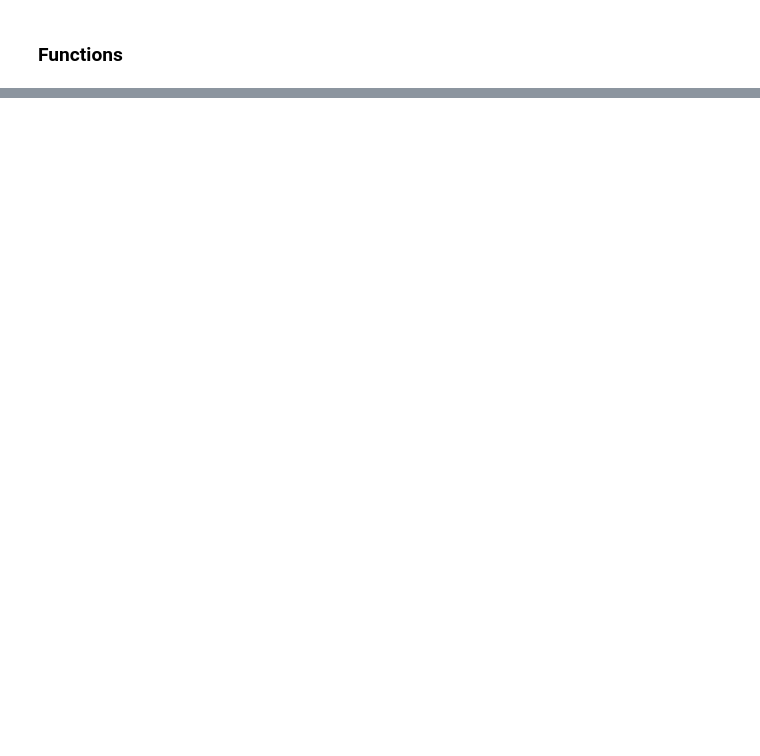
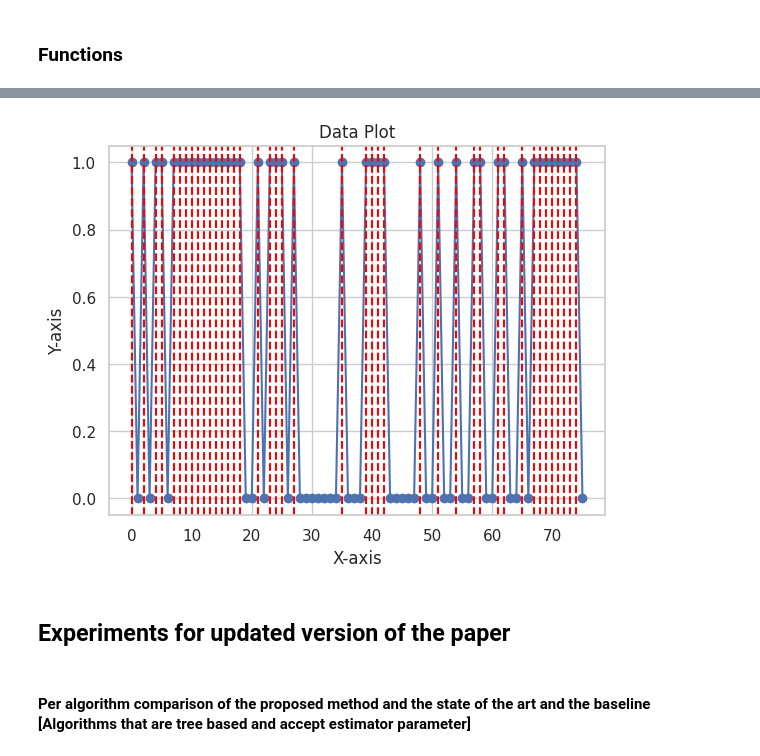
Before and after one commit to giorgosmarinos/KMIS--Survival-Analysis-as-a-Risk-Stratification-Tool-for-Threshold-Exceedance-Forecasting, a Jupyter notebook: examples/example#top_10_foodakai_timeseries.ipynb, the cells around one changed output, grey strips where cells are left out. Cells and saved outputs as stored; diff of their text form; code cells hidden in the pictures; blank space fills up the shorter version.

Commit message:
experiments for updated version of the paper

```diff
--- a/examples/example#top_10_foodakai_timeseries.ipynb
+++ b/examples/example#top_10_foodakai_timeseries.ipynb
@@ -979,7 +22,0 @@ print(tabulate(table_data, headers=[
-# %%
-est_cph_tree = RandomSurvivalForest(random_state=random_state)
-for i in range(1, 61, 5):
-    n_estimators = i*20
-    est_cph_tree.set_params(n_estimators=n_estimators)
-    est_cph_tree.fit(X_train_extracted_features, y_train_survival)
-    print(est_cph_tree.score(X_test_extracted_features, y_test_survival))
@@ -999,7 +22,0 @@ for i in range(1, 61, 5):
-# %%
-est_cph_tree = ExtraSurvivalTrees(random_state=random_state)
-for i in range(1, 61, 5):
-    n_estimators = i*20
-    est_cph_tree.set_params(n_estimators=n_estimators)
-    est_cph_tree.fit(X_train_extracted_features, y_train_survival)
-    print(est_cph_tree.score(X_test_extracted_features, y_test_survival))
@@ -1051,5 +22,0 @@ X_test_extracted_features_
-# %%
-true_false = []
-
-for i in y_test_survival:
-    true_false.append(i[0])
@@ -1083,0 +708,23 @@ fruits_and_verg['Incidents'].plot()
+# %%
+def binary_vis(y_test_):
+    # Extract x and y values
+    x_values, y_values = [i for i in range(len(y_test_))], y_test_.values
+
+    # Plotting
+    plt.plot(x_values, y_values, marker='o', linestyle='-', color='b')
+    plt.title('Data Plot')
+    plt.xlabel('X-axis')
+    plt.ylabel('Y-axis')
+
+    # Add red vertical lines where y is 1
+    for x, y in zip(x_values, y_values):
+        if y == 1:
+            plt.axvline(x, color='red', linestyle='--')
+
+    plt.show()
+# %% [output]
+[figure, added]
+# %% [markdown]
+## Experiments for updated version of the paper
+# %% [markdown]
+#### Per algorithm comparison of the proposed method and the state of the art and the baseline [Algorithms that are tree based and accept estimator parameter]
```
Also changed, not shown: parts of 108 cells of this notebook, 1 other file.
